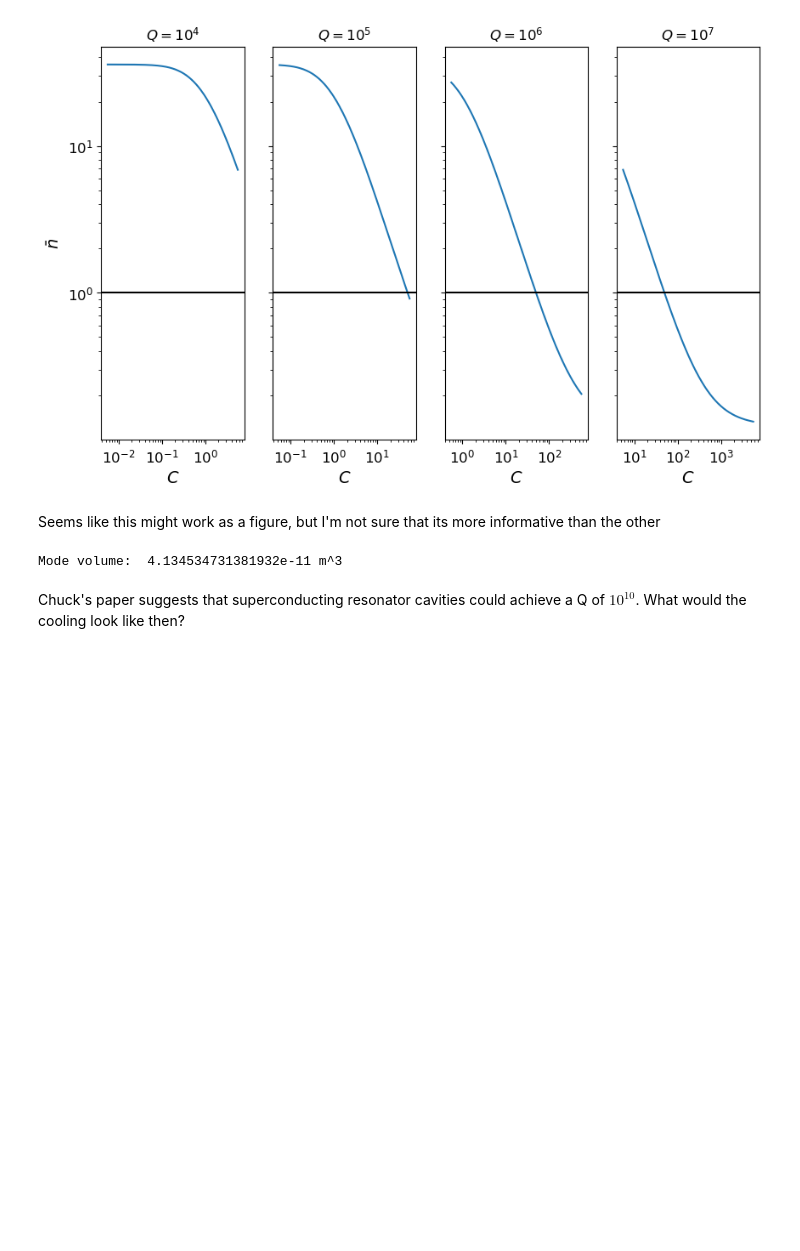
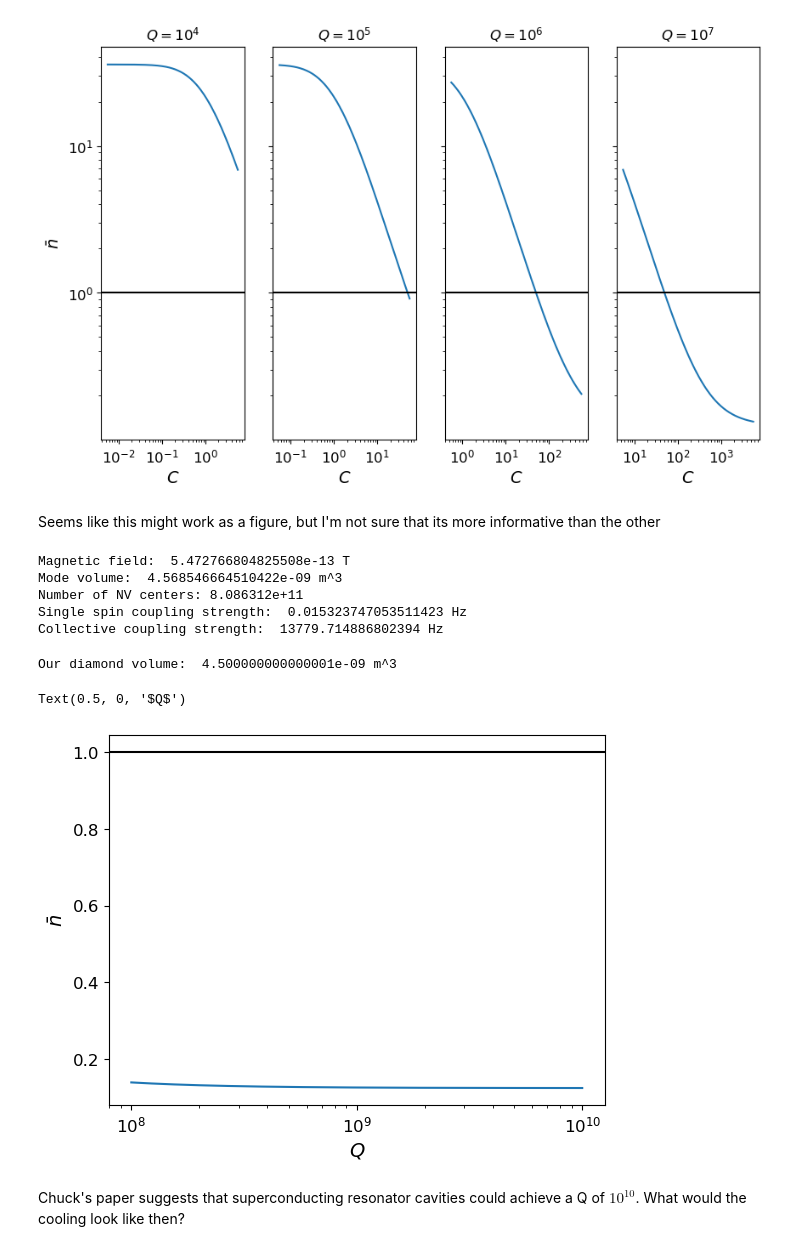
Before and after one commit to jleamer/mode_cooling, a Jupyter notebook: paper_calcs.ipynb, the cells around one changed output. Drawn from its saved outputs; the diff is of its cells as text; code cells hidden in the pictures; blank space fills up the shorter version.

```diff
--- a/paper_calcs.ipynb
+++ b/paper_calcs.ipynb
@@ -171,9 +171,9 @@ Text(0, 0.5, '$\\bar{n}$')
 Seems like this might work as a figure, but I'm not sure that its more informative than the other
 # %%
 # Chuck's paper suggests some values for the diffraction scaled mode volume Vb
-vb = 3.62e-8
-#Bs = np.sqrt(6.626e-34 * 10e9 / (2 * vb / 1.26e-6))
-#print(Bs)
+vb = 4e-6
+Bs = np.sqrt(6.626e-34 * (ωc / (2 * np.pi))  / (2 * vb / 1.26e-6))
+print("Magnetic field: ", str(Bs) + " T")
 
 # Undo the diffraction scaling by multiplying by λ^3
 λ = 3e8 * (2 * np.pi / ωc)
@@ -182,8 +182,47 @@ print("Mode volume: ", str(mode_vol) + " m^3")
 
 # Assuming that the volume of the diamond is the same as the mode volume, we can calculate the number of NV centers and then
 # the collective coupling
+diam_dens = 3.53e6 # g / m^3
+ρ_NV = 1 # ppb
+num_NVs = ρ_NV * 1e-9 * diam_dens * mode_vol / 12.01 * 6.022e23
+print("Number of NV centers: %3e" % num_NVs)
+
+# Now we can calculate the estimated coupling strength of 1 spin
+gyro_rat = 28e9 # Hz / T
+gs = gyro_rat * Bs
+print("Single spin coupling strength: ", str(gs) + " Hz")
+
+# If the mode volume is homogenous and all spins interact equally, then the total coupling is just sqrt(N) * gs
+g = np.sqrt(num_NVs) * gs
+print("Collective coupling strength: ", str(g) + " Hz")
 # %% [output]
-Mode volume:  4.134534731381932e-11 m^3
+Magnetic field:  5.472766804825508e-13 T
+Mode volume:  4.568546664510422e-09 m^3
+Number of NV centers: 8.086312e+11
+Single spin coupling strength:  0.015323747053511423 Hz
+Collective coupling strength:  13779.714886802394 Hz
+# %%
+# Our diamond volume for comparison
+vd = 0.003 * 0.003 * 0.0005
+print("Our diamond volume: ", str(vd) + " m^3")
+# %% [output]
+Our diamond volume:  4.500000000000001e-09 m^3
+# %%
+# From Chuck's paper, doubly re-entrant designs at this Vb have Q range from about 5e8 to just over 1e9
+# Field expulsion designs seem to range from around 2e9 to 5e9
+Q = np.logspace(8, 10, 1000)
+g = 435752
+T = 5
+nT = photons_from_temp(ωc, T)
+nbar = full_mean_photons_cav(κ, ωc / Q, 2 * g, g, nT, nc)
+# %%
+plt.semilogx(Q, nbar)
+plt.axhline(y=1, color='k')
+plt.ylabel("$\\bar{n}$")
+plt.xlabel("$Q$")
+# %% [output]
+Text(0.5, 0, '$Q$')
+[figure, added]
 # %% [markdown]
 Chuck's paper suggests that superconducting resonator cavities could achieve a Q of $10^{10}$.  What would the cooling look like then?
 # %%
```
Also changed, not shown: 1 other file.
